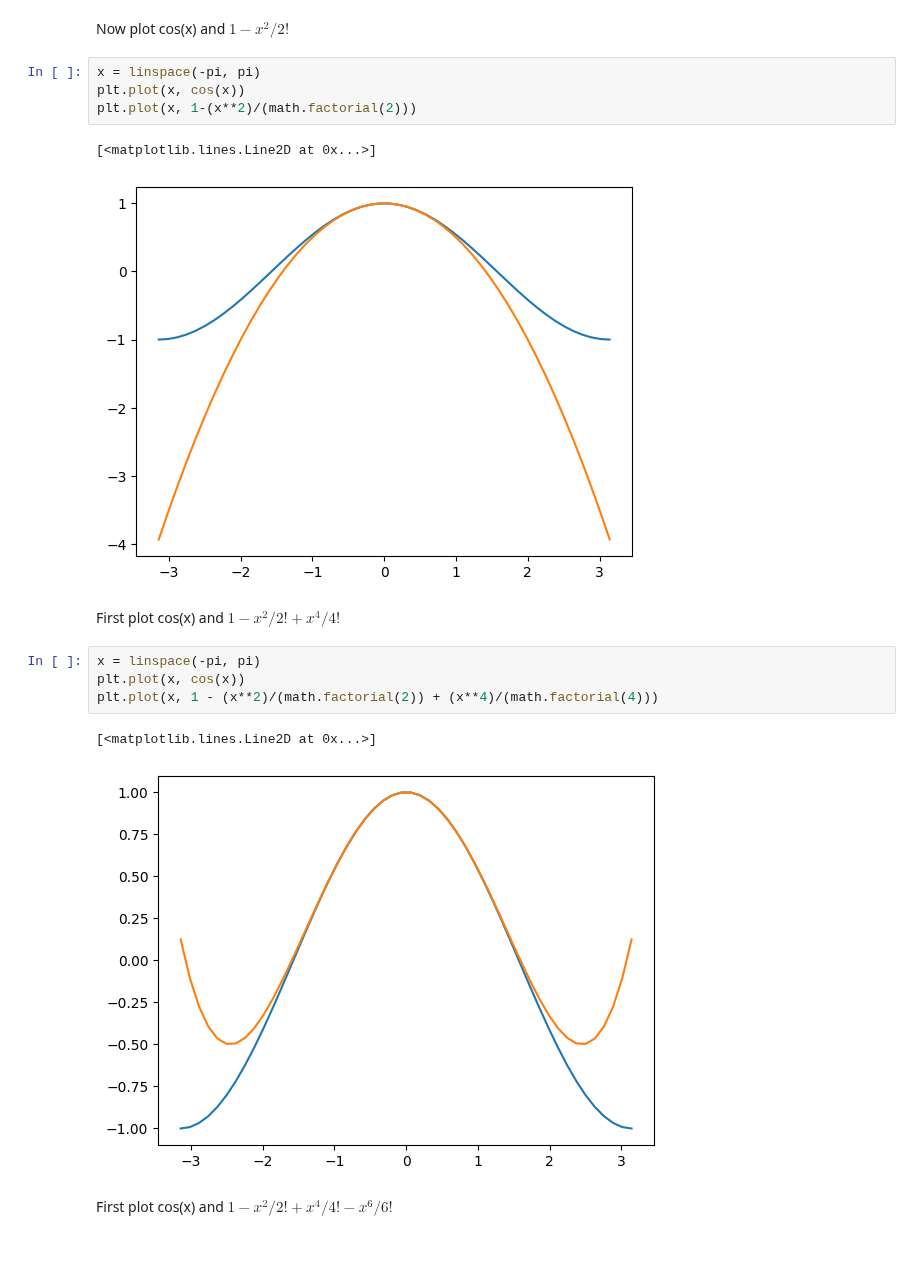
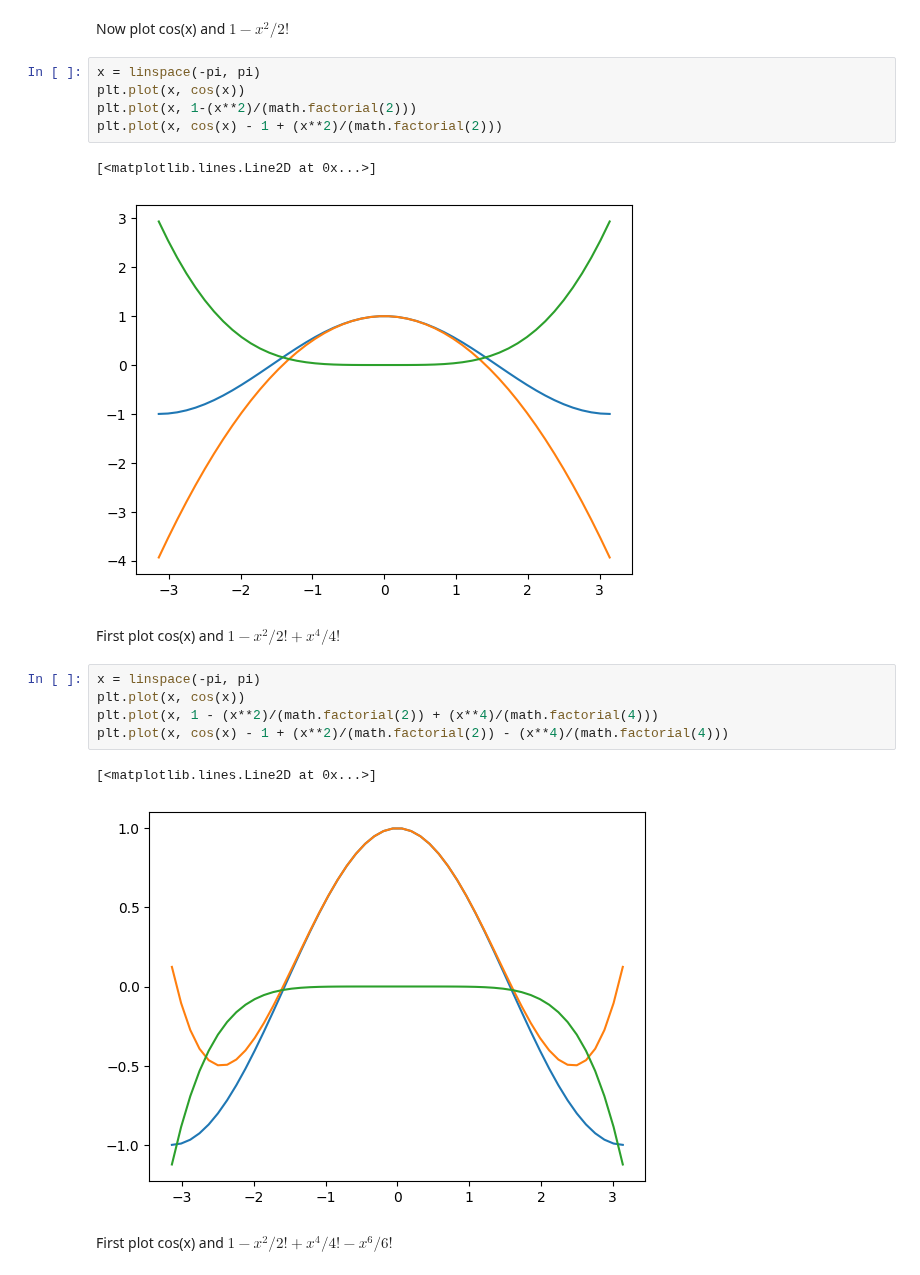
Before and after one commit to pooyanosk1382/numericalAnalysis, a Jupyter notebook: Taylor.ipynb, the cells around one changed output. Drawn from its saved outputs; the diff is of its cells as text.

Commit message:
add error plot

```diff
--- a/Taylor.ipynb
+++ b/Taylor.ipynb
@@ -68,18 +73,20 @@ Now plot cos(x) and $1 - x^2/2!$
 x = linspace(-pi, pi)
 plt.plot(x, cos(x))
 plt.plot(x, 1-(x**2)/(math.factorial(2)))
+plt.plot(x, cos(x) - 1 + (x**2)/(math.factorial(2)))
 # %% [output]
 [<matplotlib.lines.Line2D at 0x...>]
-[figure, old version]
+[figure, new version]
 # %% [markdown]
 First plot cos(x) and $1 - x^2/2! + x^4/4!$
 # %%
 x = linspace(-pi, pi)
 plt.plot(x, cos(x))
 plt.plot(x, 1 - (x**2)/(math.factorial(2)) + (x**4)/(math.factorial(4)))
+plt.plot(x, cos(x) - 1 + (x**2)/(math.factorial(2)) - (x**4)/(math.factorial(4)))
 # %% [output]
 [<matplotlib.lines.Line2D at 0x...>]
-[figure, old version]
+[figure, new version]
 # %% [markdown]
 First plot cos(x) and $1 - x^2/2! + x^4/4! - x^6/6!$
 # %%
```
Also changed, not shown: parts of 6 cells of this notebook, 1 other file.
